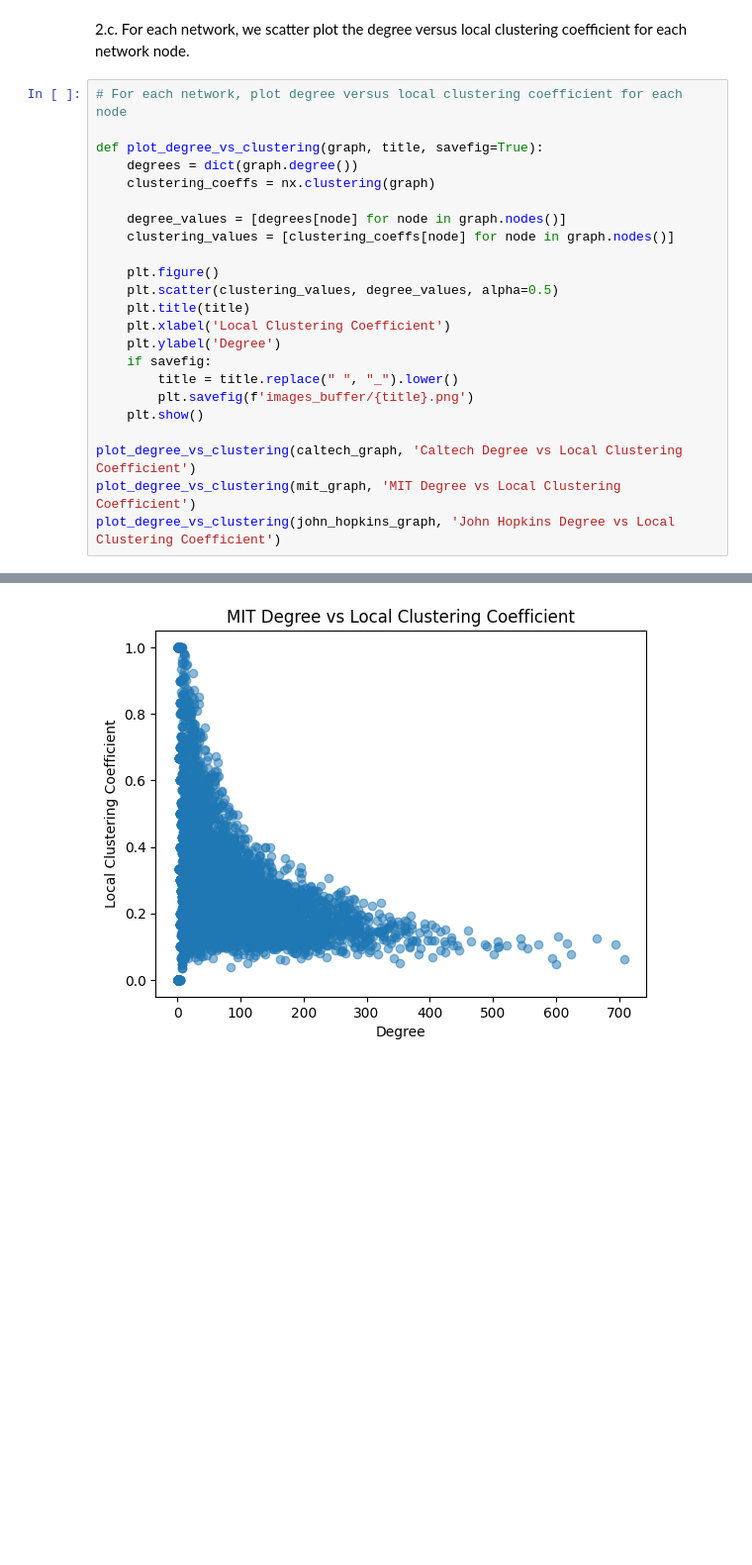
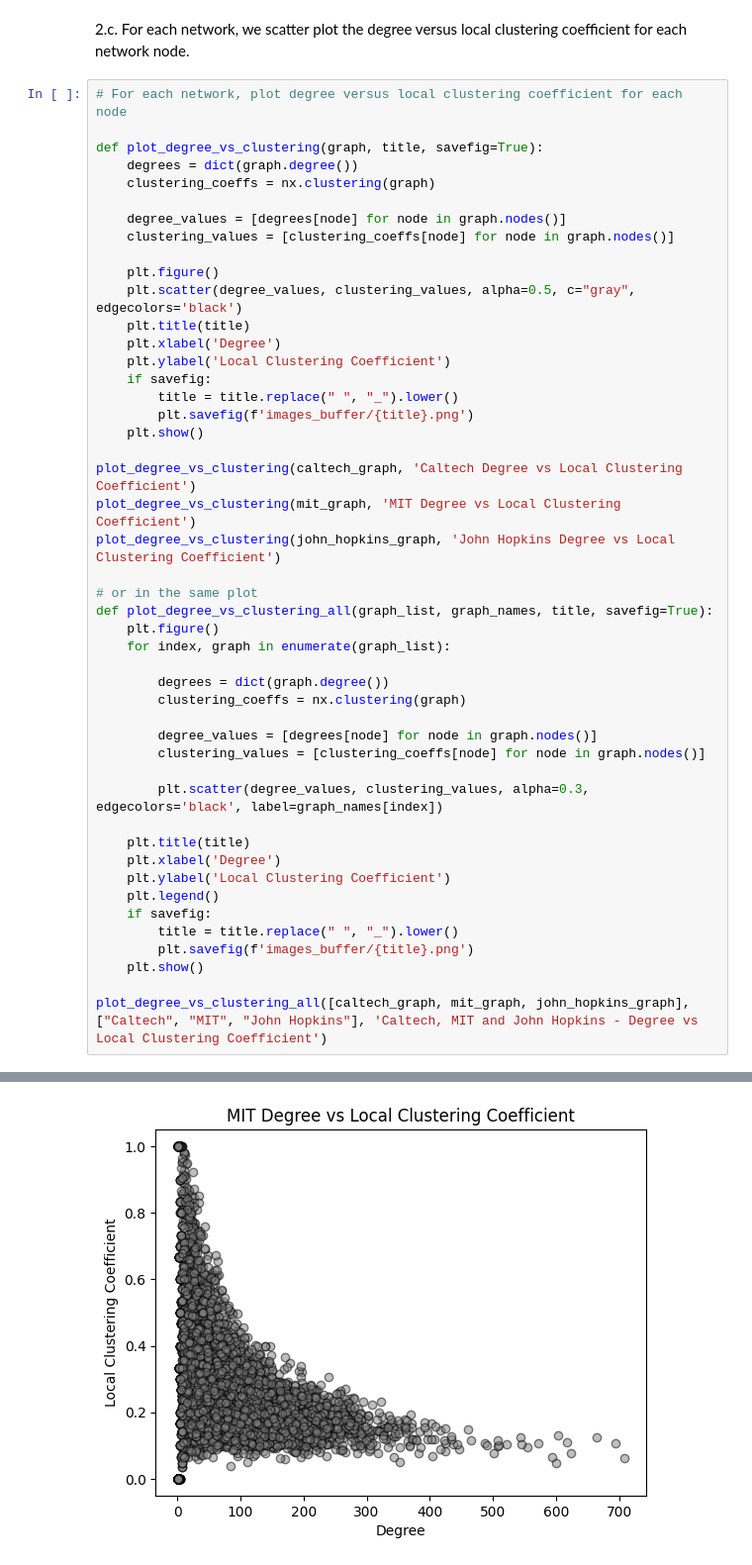
Before and after one commit to Gdeterline/Network-Science-and-Graph-Learning, a Jupyter notebook: main.ipynb, the cells around one changed output, grey strips where cells are left out. Shown at 99% size. Cells and saved outputs as stored; diff of their text form; blank space fills up the shorter version.

```diff
--- a/main.ipynb
+++ b/main.ipynb
@@ -99,10 +99,10 @@ def plot_degree_vs_clustering(graph, title, savefig=True):
     clustering_values = [clustering_coeffs[node] for node in graph.nodes()]
 
     plt.figure()
-    plt.scatter(clustering_values, degree_values, alpha=0.5)
+    plt.scatter(degree_values, clustering_values, alpha=0.5, c="gray", edgecolors='black')
     plt.title(title)
-    plt.xlabel('Local Clustering Coefficient')
-    plt.ylabel('Degree')
+    plt.xlabel('Degree')
+    plt.ylabel('Local Clustering Coefficient')
     if savefig:
         title = title.replace(" ", "_").lower()
         plt.savefig(f'images_buffer/{title}.png')
@@ -111,4 +111,28 @@ def plot_degree_vs_clustering(graph, title, savefig=True):
 plot_degree_vs_clustering(caltech_graph, 'Caltech Degree vs Local Clustering Coefficient')
 plot_degree_vs_clustering(mit_graph, 'MIT Degree vs Local Clustering Coefficient')
 plot_degree_vs_clustering(john_hopkins_graph, 'John Hopkins Degree vs Local Clustering Coefficient')
+
+# or in the same plot
+def plot_degree_vs_clustering_all(graph_list, graph_names, title, savefig=True):
+    plt.figure()
+    for index, graph in enumerate(graph_list):
+
+        degrees = dict(graph.degree())
+        clustering_coeffs = nx.clustering(graph)
+
+        degree_values = [degrees[node] for node in graph.nodes()]
+        clustering_values = [clustering_coeffs[node] for node in graph.nodes()]
+
+        plt.scatter(degree_values, clustering_values, alpha=0.3, edgecolors='black', label=graph_names[index])
+
+    plt.title(title)
+    plt.xlabel('Degree')
+    plt.ylabel('Local Clustering Coefficient')
+    plt.legend()
+    if savefig:
+        title = title.replace(" ", "_").lower()
+        plt.savefig(f'images_buffer/{title}.png')
+    plt.show()
+
+plot_degree_vs_clustering_all([caltech_graph, mit_graph, john_hopkins_graph], ["Caltech", "MIT", "John Hopkins"], 'Caltech, MIT and John Hopkins - Degree vs Local Clustering Coefficient')
 # %% [output]
@@ -116 +140 @@ plot_degree_vs_clustering(john_hopkins_graph, 'John Hopkins Degree vs Local Clus
-[figure, old version]
+[figure, new version]
```
Also changed, not shown: parts of 3 cells of this notebook, 4 other files.
